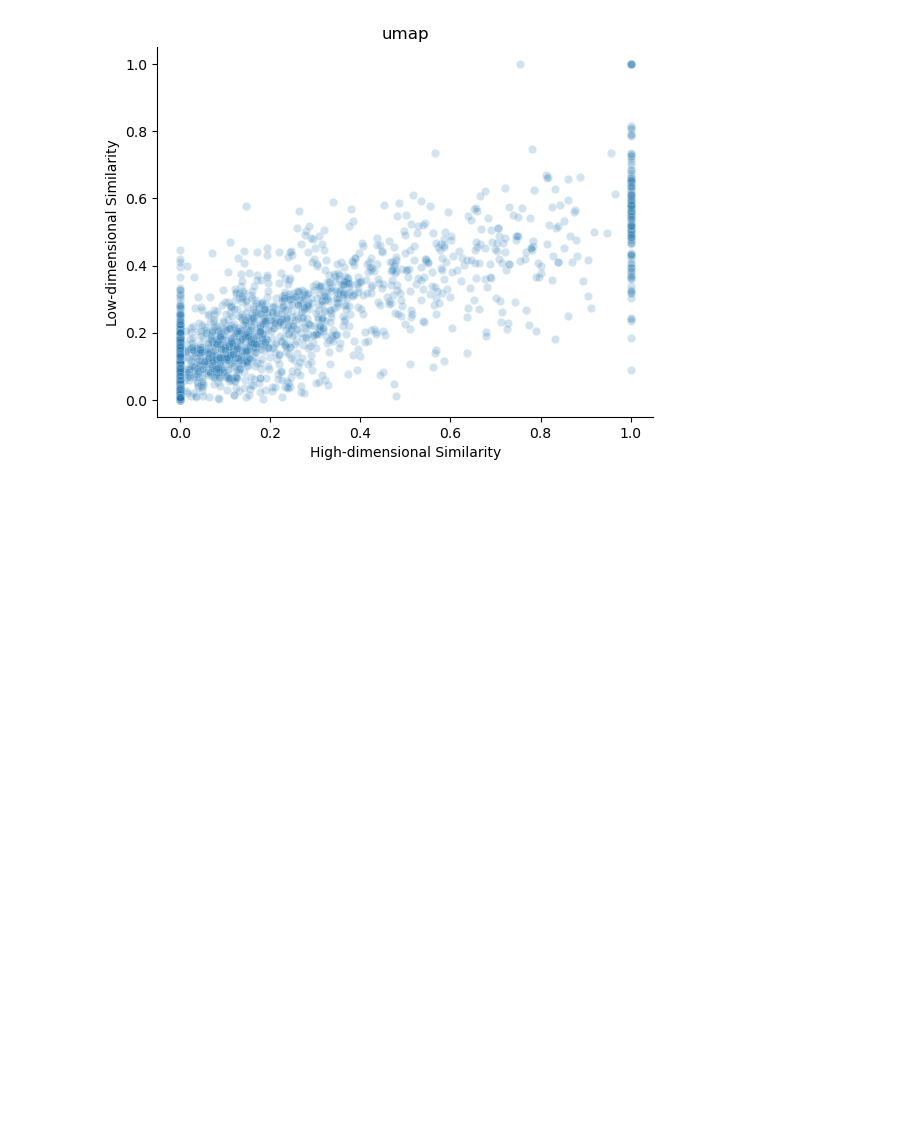
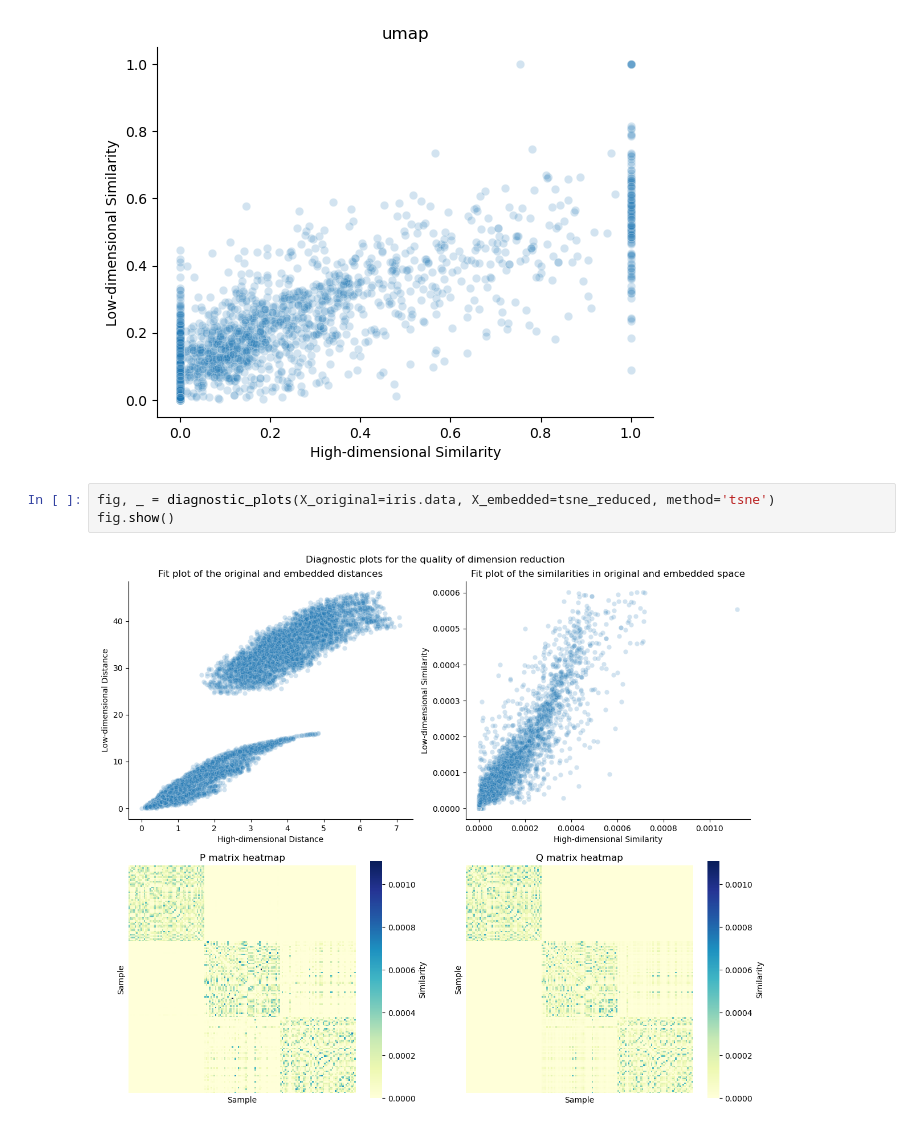
Before and after one commit to dominika-haik/umap_tsne_diagnostics, a Jupyter notebook: dev_test.ipynb, the cells around one changed output. Cells and saved outputs as stored; diff of their text form; blank space fills up the shorter version.

Commit message:
the mosaic of plots

```diff
--- a/dev_test.ipynb
+++ b/dev_test.ipynb
@@ -80,3 +80,8 @@ fig = matrix_fit_plot(X_original=iris.data, X_embedded=tsne_reduced, method='uma
 # %% [output]
 [figure]
 [figure]
+# %%
+fig, _ = diagnostic_plots(X_original=iris.data, X_embedded=tsne_reduced, method='tsne')
+fig.show()
+# %% [output]
+[figure, added]
```
Also changed, not shown: parts of 4 cells of this notebook, 2 other files.
